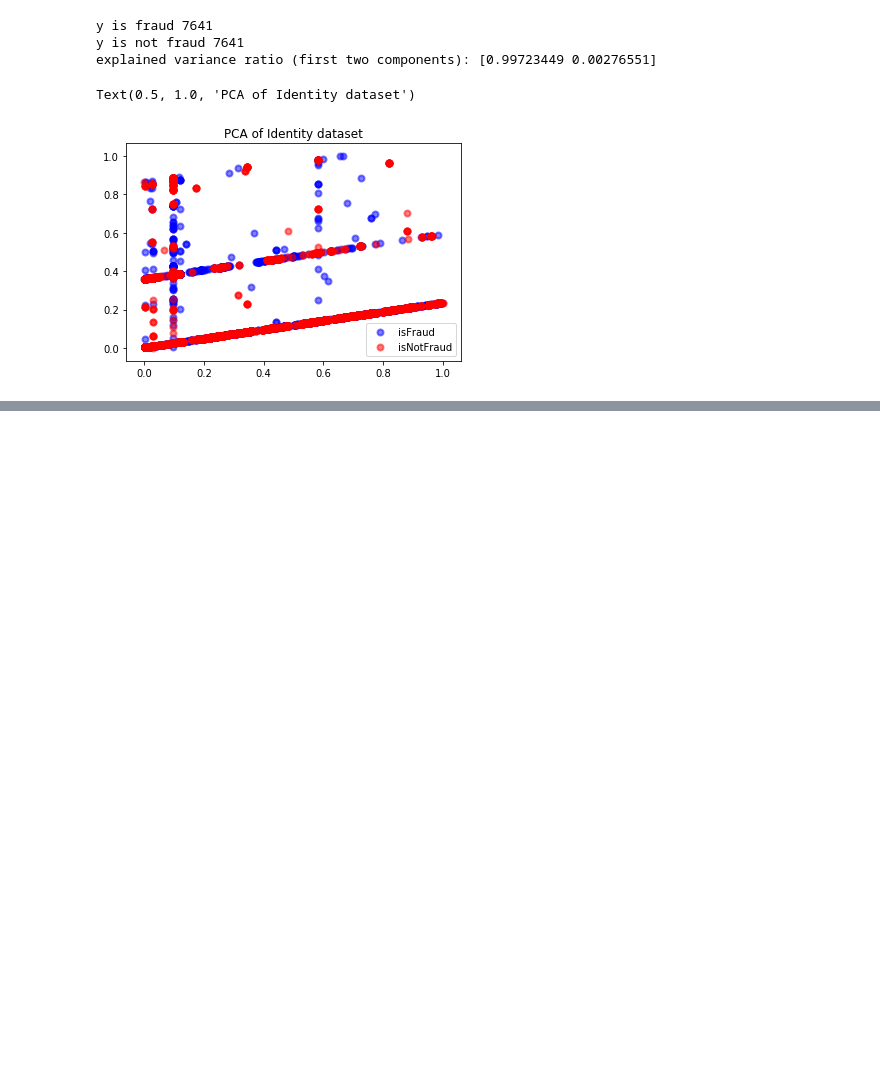
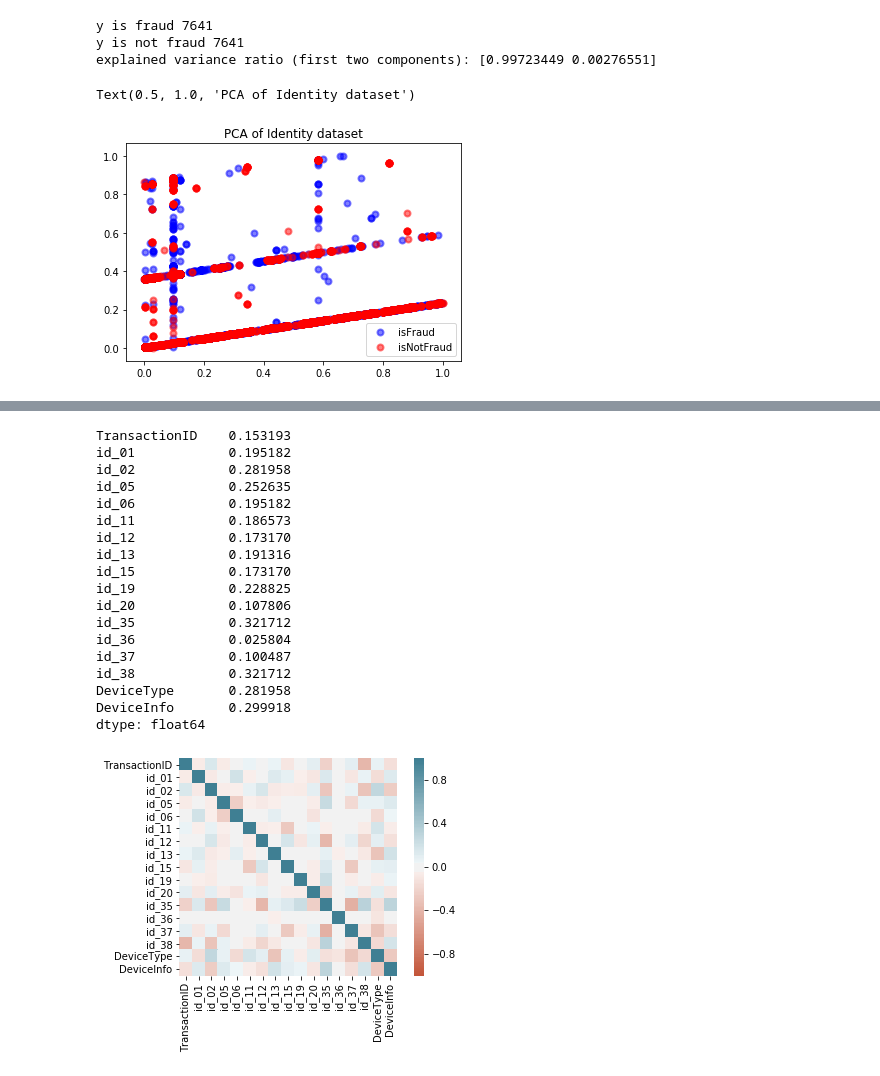
Before and after one commit to twbruce4/APM-Fraud-Detection-Project, a Jupyter notebook: Models/PCA Identity Dataset.ipynb, the cells around one changed output, grey strips where cells are left out. Cells and saved outputs as stored; diff of their text form; code cells hidden in the pictures; blank space fills up the shorter version.

```diff
--- a/Models/PCA Identity Dataset.ipynb
+++ b/Models/PCA Identity Dataset.ipynb
@@ -52,0 +76,34 @@ Text(0.5, 1.0, 'PCA of Identity dataset')
+# %%
+X_cut = X.drop(['id_16', 'id_17', 'id_29', 'id_28', 'id_31'], axis=1)
+
+corr = X_cut.corr()
+ax = sns.heatmap(
+    corr,
+    vmin=-1, vmax=1, center=0,
+    cmap=sns.diverging_palette(20, 220, n=200),
+    square=True
+)
+for column in corr.columns.values:
+    corr[column][column] = 0
+
+corr.apply(max)
+# %% [output]
+TransactionID    0.153193
+id_01            0.195182
+id_02            0.281958
+id_05            0.252635
+id_06            0.195182
+id_11            0.186573
+id_12            0.173170
+id_13            0.191316
+id_15            0.173170
+id_19            0.228825
+id_20            0.107806
+id_35            0.321712
+id_36            0.025804
+id_37            0.100487
+id_38            0.321712
+DeviceType       0.281958
+DeviceInfo       0.299918
+dtype: float64
+[figure, added]
```
Also changed, not shown: parts of 3 cells of this notebook, 1 other file.
